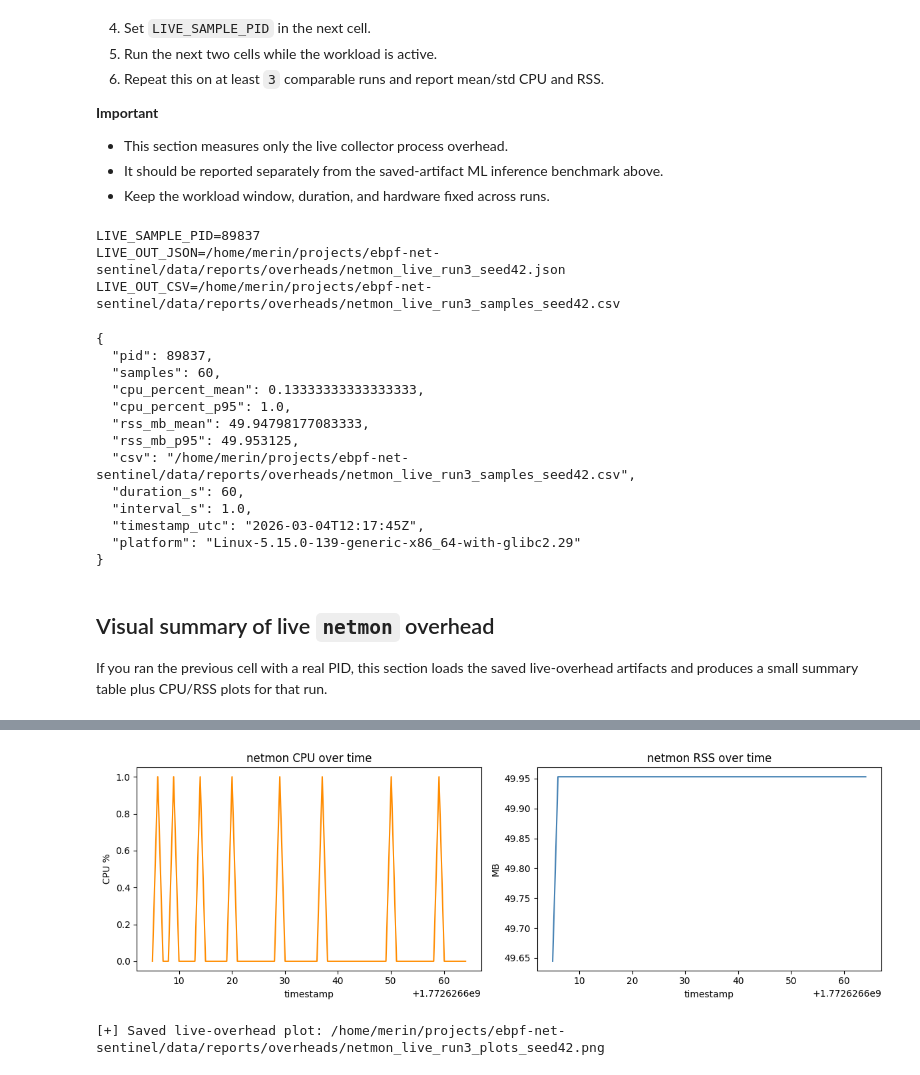
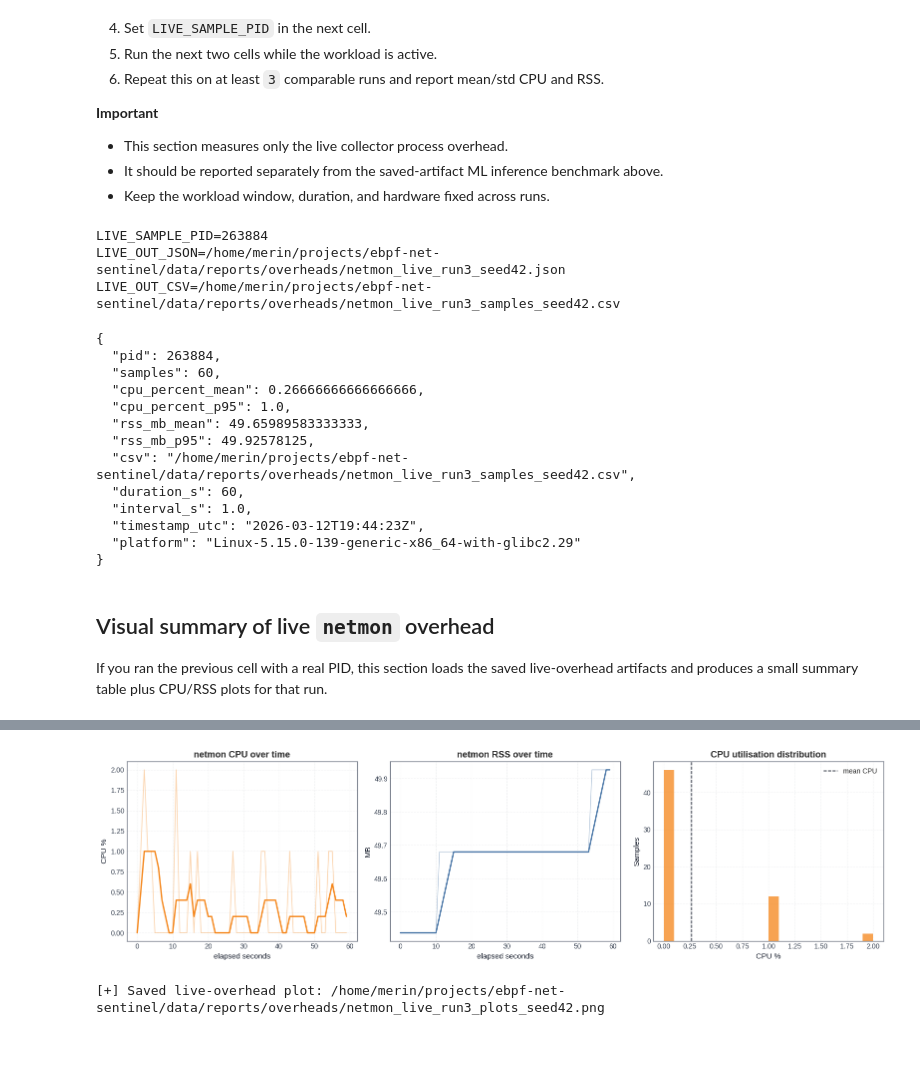
Before and after one commit to merinnnn/ebpf-net-sentinel, a Jupyter notebook: ml/notebooks/05_overheads.ipynb, the cells around one changed output, grey strips where cells are left out. Cells and saved outputs as stored; diff of their text form; code cells hidden in the pictures; blank space fills up the shorter version.

Commit message:
update: live overheads plot

```diff
--- a/ml/notebooks/05_overheads.ipynb
+++ b/ml/notebooks/05_overheads.ipynb
@@ -217,12 +270,12 @@ except Exception as exc:
     psutil = None
     print(f'[!] psutil is required for live netmon sampling: {exc}')
 
-LIVE_SAMPLE_PID = 0          # Replace with the running netmon PID, e.g. 12345
+LIVE_SAMPLE_PID = 263884         # Replace with the running netmon PID, e.g. 12345
 LIVE_SAMPLE_DURATION_S = 60  # Keep fixed across repeated runs
 LIVE_SAMPLE_INTERVAL_S = 1.0
-LIVE_TAG = 'netmon_live_run1'
+# LIVE_TAG = 'netmon_live_run1'
 # LIVE_TAG = 'netmon_live_run2'
-# LIVE_TAG = 'netmon_live_run3'
+LIVE_TAG = 'netmon_live_run3'
 
 
 LIVE_OUT_JSON = REPO_ROOT / 'data' / 'reports' / 'overheads' / f'{LIVE_TAG}_seed{RANDOM_SEED}.json'
@@ -235,7 +288,7 @@ print(f'LIVE_OUT_CSV={LIVE_OUT_CSV}')
 if LIVE_SAMPLE_PID == 0:
     print('[!] Set LIVE_SAMPLE_PID to the running netmon PID before executing the live-overhead command cell.')
 # %% [output]
-LIVE_SAMPLE_PID=89837
+LIVE_SAMPLE_PID=263884
 LIVE_OUT_JSON=/home/merin/projects/ebpf-net-sentinel/data/reports/overheads/netmon_live_run3_seed42.json
 LIVE_OUT_CSV=/home/merin/projects/ebpf-net-sentinel/data/reports/overheads/netmon_live_run3_samples_seed42.csv
 # %%
@@ -282,16 +335,16 @@ else:
     print('[!] Skipping live `netmon` overhead run because LIVE_SAMPLE_PID is 0 or psutil is unavailable.')
 # %% [output]
 {
-  "pid": 89837,
+  "pid": 263884,
   "samples": 60,
-  "cpu_percent_mean": 0.13333333333333333,
+  "cpu_percent_mean": 0.26666666666666666,
   "cpu_percent_p95": 1.0,
-  "rss_mb_mean": 49.94798177083333,
-  "rss_mb_p95": 49.953125,
+  "rss_mb_mean": 49.65989583333333,
+  "rss_mb_p95": 49.92578125,
   "csv": "/home/merin/projects/ebpf-net-sentinel/data/reports/overheads/netmon_live_run3_samples_seed42.csv",
   "duration_s": 60,
   "interval_s": 1.0,
-  "timestamp_utc": "2026-03-04T12:17:45Z",
+  "timestamp_utc": "2026-03-12T19:44:23Z",
   "platform": "Linux-5.15.0-139-generic-x86_64-with-glibc2.29"
 }
 # %% [markdown]
@@ -321,16 +374,31 @@ if live_summary:
     print(live_table.to_string(index=False, float_format='{:.4f}'.format))
     print(f'[+] Saved live-overhead summary table: {live_summary_out}')
 
-    fig, axes = plt.subplots(1, 2, figsize=(12, 4))
-    axes[0].plot(live_df['ts'], live_df['cpu_percent'], color='darkorange')
+    live_df = live_df.copy()
+    live_df['elapsed_s'] = live_df['ts'] - live_df['ts'].min()
+    live_df['rss_mb'] = live_df['rss_bytes'] / (1024 ** 2)
+    live_df['rolling_cpu'] = live_df['cpu_percent'].rolling(window=5, min_periods=1).mean()
+    live_df['rolling_rss_mb'] = live_df['rss_mb'].rolling(window=5, min_periods=1).mean()
+
+    fig, axes = plt.subplots(1, 3, figsize=(16, 4.5))
+    axes[0].plot(live_df['elapsed_s'], live_df['cpu_percent'], color=EBPF_COLOR, alpha=0.35, linewidth=1.2)
+    axes[0].plot(live_df['elapsed_s'], live_df['rolling_cpu'], color=EBPF_COLOR, linewidth=2.0)
     axes[0].set_title('netmon CPU over time')
     axes[0].set_ylabel('CPU %')
-    axes[0].set_xlabel('timestamp')
+    axes[0].set_xlabel('elapsed seconds')
 
-    axes[1].plot(live_df['ts'], live_df['rss_bytes'] / (1024 ** 2), color='steelblue')
+    axes[1].plot(live_df['elapsed_s'], live_df['rss_mb'], color=BASELINE_COLOR, alpha=0.35, linewidth=1.2)
+    axes[1].plot(live_df['elapsed_s'], live_df['rolling_rss_mb'], color=BASELINE_COLOR, linewidth=2.0)
     axes[1].set_title('netmon RSS over time')
     axes[1].set_ylabel('MB')
-    axes[1].set_xlabel('timestamp')
+    axes[1].set_xlabel('elapsed seconds')
+
+    axes[2].hist(live_df['cpu_percent'], bins=min(20, max(5, len(live_df) // 3)), color=EBPF_COLOR, alpha=0.75)
+    axes[2].axvline(live_summary['cpu_percent_mean'], color='#111827', linestyle='--', linewidth=1.2, label='mean CPU')
+    axes[2].set_title('CPU utilisation distribution')
+    axes[2].set_xlabel('CPU %')
+    axes[2].set_ylabel('Samples')
+    axes[2].legend()
 
     plt.tight_layout()
     live_plot_out = REPO_ROOT / 'data' / 'reports' / 'overheads' / f'{LIVE_TAG}_plots_seed{RANDOM_SEED}.png'
@@ -345,3 +413,3 @@ else:
 [+] Saved live-overhead summary table: /home/merin/projects/ebpf-net-sentinel/data/reports/overheads/netmon_live_run3_summary_seed42.csv
-[figure, old version]
+[figure, new version]
 [+] Saved live-overhead plot: /home/merin/projects/ebpf-net-sentinel/data/reports/overheads/netmon_live_run3_plots_seed42.png
```
Also changed, not shown: parts of 4 cells of this notebook.
